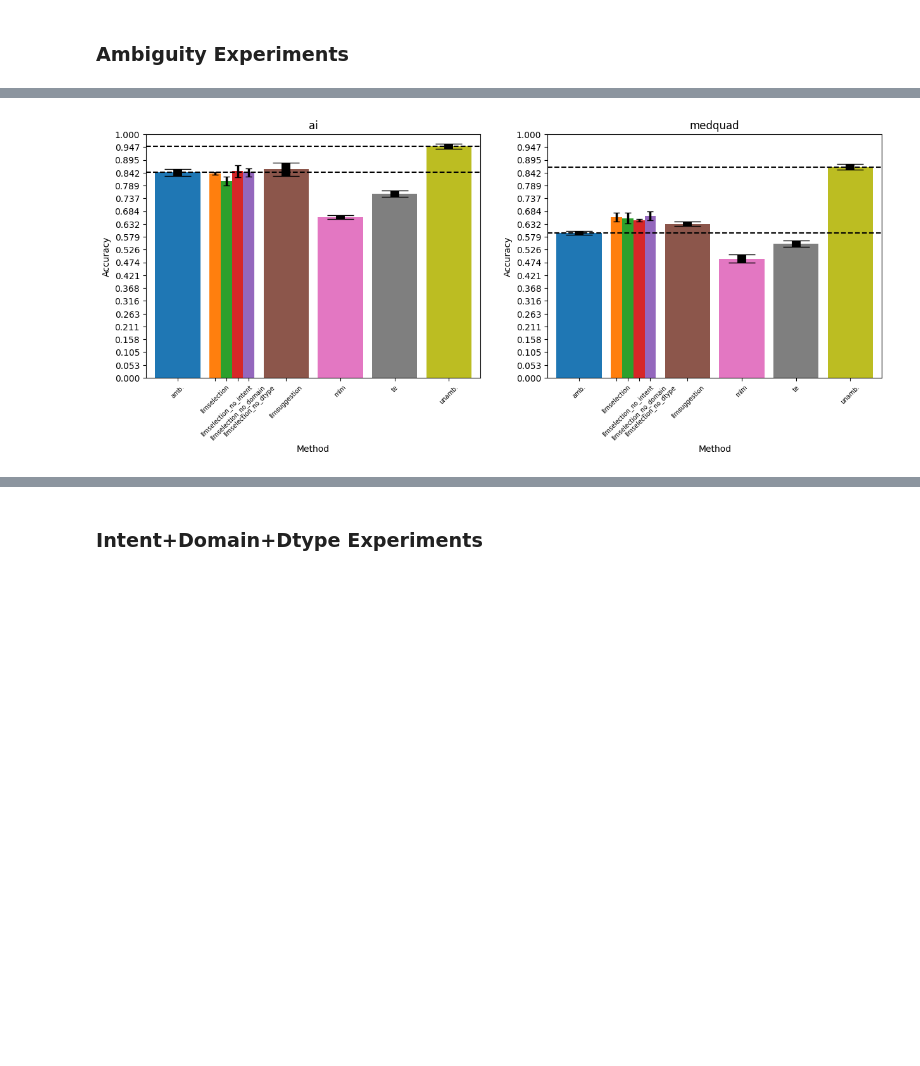
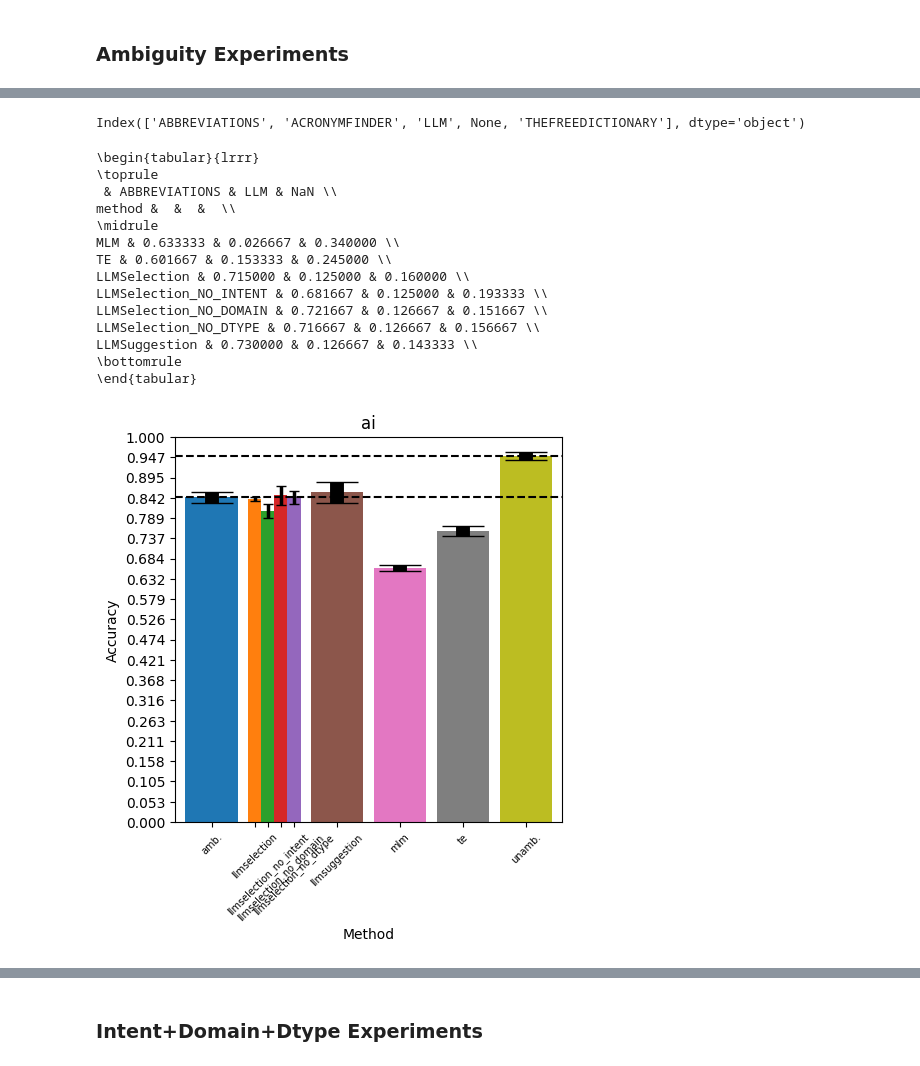
Before and after one commit to darktheorys/smartrag, a Jupyter notebook: notebooks/Scoring_and_Comparison.ipynb, the cells around one changed output, grey strips where cells are left out. Cells and saved outputs as stored; diff of their text form; code cells hidden in the pictures; blank space fills up the shorter version.

Commit message:
Add disambiguation source tables

```diff
--- a/notebooks/Scoring_and_Comparison.ipynb
+++ b/notebooks/Scoring_and_Comparison.ipynb
@@ -326,10 +358,27 @@ eval_df
+# %%
+disambiguation_score_df.columns
+# %% [output]
+Index(['ABBREVIATIONS', 'ACRONYMFINDER', 'LLM', None, 'THEFREEDICTIONARY'], dtype='object')
 # %%
+from cProfile import label
+import math
 import matplotlib.pyplot as plt
 
-fig, axes = plt.subplots(1, eval_df["dataset_name"].nunique(), squeeze=False, figsize=(15, 5))
-for axs, (_, group_df) in zip(axes.T, eval_df.groupby(by="dataset_name")):
-    axs[0].bar([0], [group_df.iloc[0]["ambiguous_accuracy"]], label="amb.", width=0.25, align="edge")
-    axs[0].errorbar(
+for _, group_df in eval_df.groupby(by="dataset_name"):
+    fig, ax = plt.subplots(1, 1, squeeze=True, figsize=(5, 5))
+
+    disambiguation_score_df = pd.DataFrame(group_df["disambiguation_source_counts"].to_list(), index=group_df["method"])
+    disambiguation_score_df = disambiguation_score_df.apply(
+        lambda x: x / sum(group_df["disambiguation_source_counts"].iloc[0].values())
+    )
+    disambiguation_score_df = disambiguation_score_df[
+        sorted(disambiguation_score_df.columns, key=lambda x: str(x) if x != None else "ZZZ")
+    ]
+
+    print(disambiguation_score_df.to_latex())
+
+    ax.bar([0], [group_df.iloc[0]["ambiguous_accuracy"]], label="amb.", width=0.25, align="edge")
+    ax.errorbar(
         [0.25 / 2],
         [group_df.iloc[0]["ambiguous_accuracy"]],
         [group_df.iloc[0]["ambiguous_accuracy_std"]],
@@ -347,14 +396,14 @@ for axs, (_, group_df) in zip(axes.T, eval_df.groupby(by="dataset_name")):
         width = 0.25 / (len(method_df))
         last_end_pos += bar_spacing
         for row_idx, (_, row) in enumerate(method_df.iterrows()):
-            axs[0].bar(
+            ax.bar(
                 [last_end_pos + width * row_idx],
                 [row["disambiguated_accuracy"]],
                 label=f"{row['method']}_disamb.",
                 width=width,
                 align="edge",
             )
-            axs[0].errorbar(
+            ax.errorbar(
                 [last_end_pos + width * row_idx + width / 2],
                 [row["disambiguated_accuracy"]],
                 [row["disambiguated_accuracy_std"]],
@@ -366,45 +415,58 @@ for axs, (_, group_df) in zip(axes.T, eval_df.groupby(by="dataset_name")):
         last_end_pos += 0.25
 
     last_end_pos += bar_spacing
-    axs[0].bar(
+    ax.bar(
         [last_end_pos],
         [group_df.iloc[0]["unambiguous_accuracy"]],
         label="unamb.",
         width=0.25,
         align="edge",
     )
-    axs[0].errorbar(
+    ax.errorbar(
         [last_end_pos + 0.25 / 2],
         [group_df.iloc[0]["unambiguous_accuracy"]],
         [group_df.iloc[0]["unambiguous_accuracy_std"]],
         capsize=15,
         elinewidth=10,
         color="black",
     )
 
     ticks.append((last_end_pos + 0.25 / 2, "unamb."))
-    axs[0].set_xticks(list(map(lambda x: x[0], ticks)), list(map(lambda x: x[1], ticks)), rotation=45, fontsize=7)
-    axs[0].set_yticks(np.linspace(0, 1, num=20))
-    axs[0].set_title(group_df.iloc[0]["dataset_name"])
-    axs[0].set_ylabel("Accuracy")
-    axs[0].set_xlabel("Method")
-    axs[0].set_ylim(0, 1)
-    axs[0].set_xlim(-0.05, last_end_pos + 0.30)
-    axs[0].plot(
+    ax.set_xticks(list(map(lambda x: x[0], ticks)), list(map(lambda x: x[1], ticks)), rotation=45, fontsize=7)
+    ax.set_yticks(np.linspace(0, 1, num=20))
+    ax.set_title(group_df.iloc[0]["dataset_name"])
+    ax.set_ylabel("Accuracy")
+    ax.set_xlabel("Method")
+    ax.set_ylim(0, 1)
+    ax.set_xlim(-0.05, last_end_pos + 0.30)
+    ax.plot(
         [-0.05, last_end_pos + 0.30],
         [group_df.iloc[0]["ambiguous_accuracy"], group_df.iloc[0]["ambiguous_accuracy"]],
         color="black",
         linestyle="--",
     )
-    axs[0].plot(
+    ax.plot(
         [-0.05, last_end_pos + 0.30],
         [group_df.iloc[0]["unambiguous_accuracy"], group_df.iloc[0]["unambiguous_accuracy"]],
         color="black",
         linestyle="--",
     )
 
-
-plt.savefig("./data/figs/ambiguity.pdf", bbox_inches="tight")
-plt.show()
+    plt.savefig(f"./data/figs/ambiguity_{group_df.iloc[0]["dataset_name"]}.pdf", bbox_inches="tight")
+    plt.show()
 # %% [output]
+\begin{tabular}{lrrr}
+\toprule
+ & ABBREVIATIONS & LLM & NaN \\
+method &  &  &  \\
+\midrule
+MLM & 0.633333 & 0.026667 & 0.340000 \\
+TE & 0.601667 & 0.153333 & 0.245000 \\
+LLMSelection & 0.715000 & 0.125000 & 0.160000 \\
+LLMSelection_NO_INTENT & 0.681667 & 0.125000 & 0.193333 \\
+LLMSelection_NO_DOMAIN & 0.721667 & 0.126667 & 0.151667 \\
+LLMSelection_NO_DTYPE & 0.716667 & 0.126667 & 0.156667 \\
+LLMSuggestion & 0.730000 & 0.126667 & 0.143333 \\
+\bottomrule
+\end{tabular}
-[figure, old version]
+[figure, new version]
```
Also changed, not shown: parts of 5 cells of this notebook, 9 other files.
